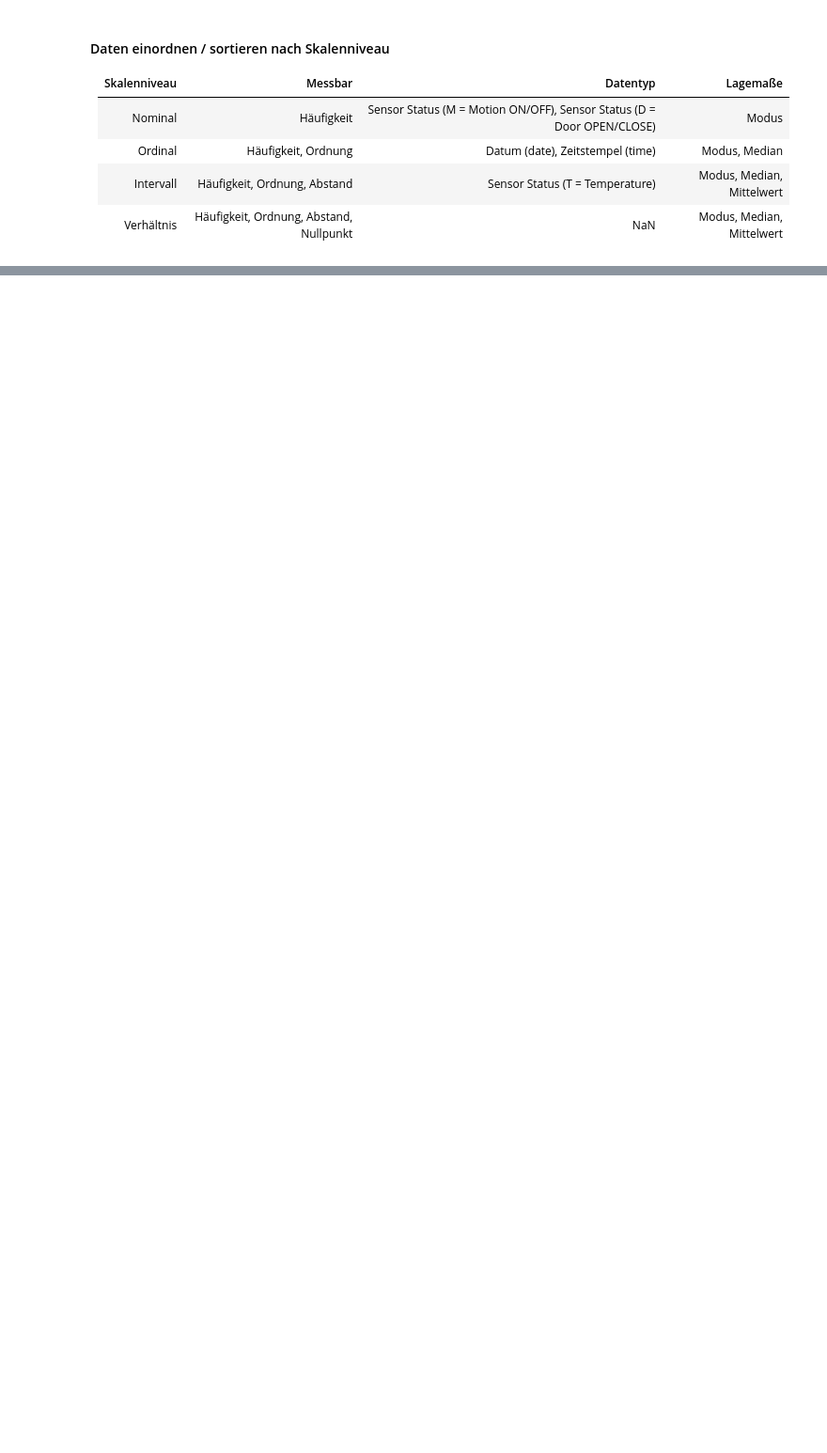
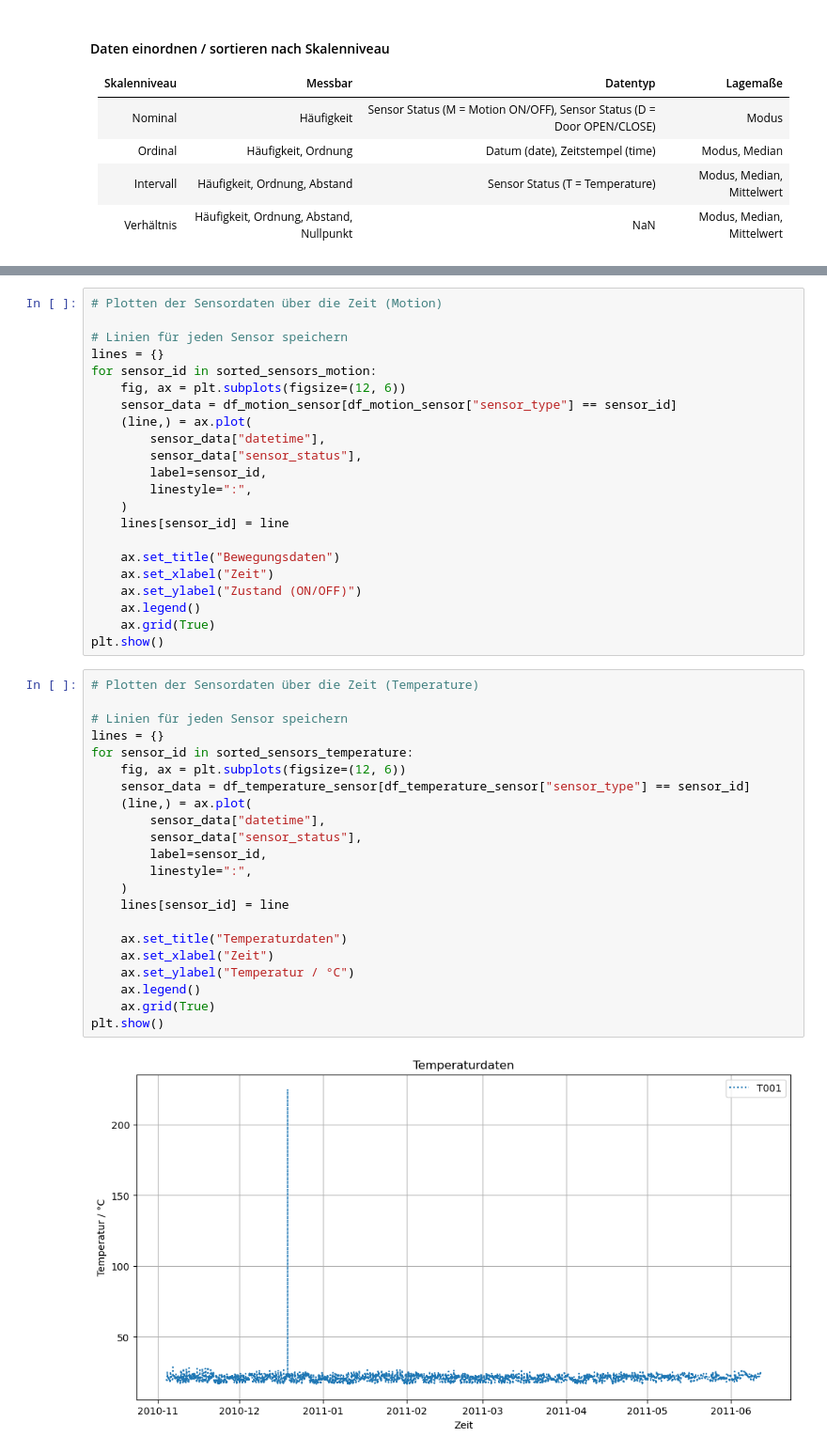
Before and after one commit to ddening/ambient-assisted-living, a Jupyter notebook: src/aruba.ipynb, the cells around one changed output, grey strips where cells are left out. Shown at 94% size. Drawn from its saved outputs; the diff is of its cells as text; blank space fills up the shorter version.

```diff
--- a/src/aruba.ipynb
+++ b/src/aruba.ipynb
@@ -89,0 +145,46 @@ plt.show()
+# %%
+# Plotten der Sensordaten über die Zeit (Motion)
+
+# Linien für jeden Sensor speichern
+lines = {}
+for sensor_id in sorted_sensors_motion:
+    fig, ax = plt.subplots(figsize=(12, 6))
+    sensor_data = df_motion_sensor[df_motion_sensor["sensor_type"] == sensor_id]
+    (line,) = ax.plot(
+        sensor_data["datetime"],
+        sensor_data["sensor_status"],
+        label=sensor_id,
+        linestyle=":",
+    )
+    lines[sensor_id] = line
+
+    ax.set_title("Bewegungsdaten")
+    ax.set_xlabel("Zeit")
+    ax.set_ylabel("Zustand (ON/OFF)")
+    ax.legend()
+    ax.grid(True)
+plt.show()
+# %%
+# Plotten der Sensordaten über die Zeit (Temperature)
+
+# Linien für jeden Sensor speichern
+lines = {}
+for sensor_id in sorted_sensors_temperature:
+    fig, ax = plt.subplots(figsize=(12, 6))
+    sensor_data = df_temperature_sensor[df_temperature_sensor["sensor_type"] == sensor_id]
+    (line,) = ax.plot(
+        sensor_data["datetime"],
+        sensor_data["sensor_status"],
+        label=sensor_id,
+        linestyle=":",
+    )
+    lines[sensor_id] = line
+
+    ax.set_title("Temperaturdaten")
+    ax.set_xlabel("Zeit")
+    ax.set_ylabel("Temperatur / °C")
+    ax.legend()
+    ax.grid(True)
+plt.show()
+# %% [output]
+[figure, added]
```
Also changed, not shown: parts of 8 cells of this notebook, 1 other file.
